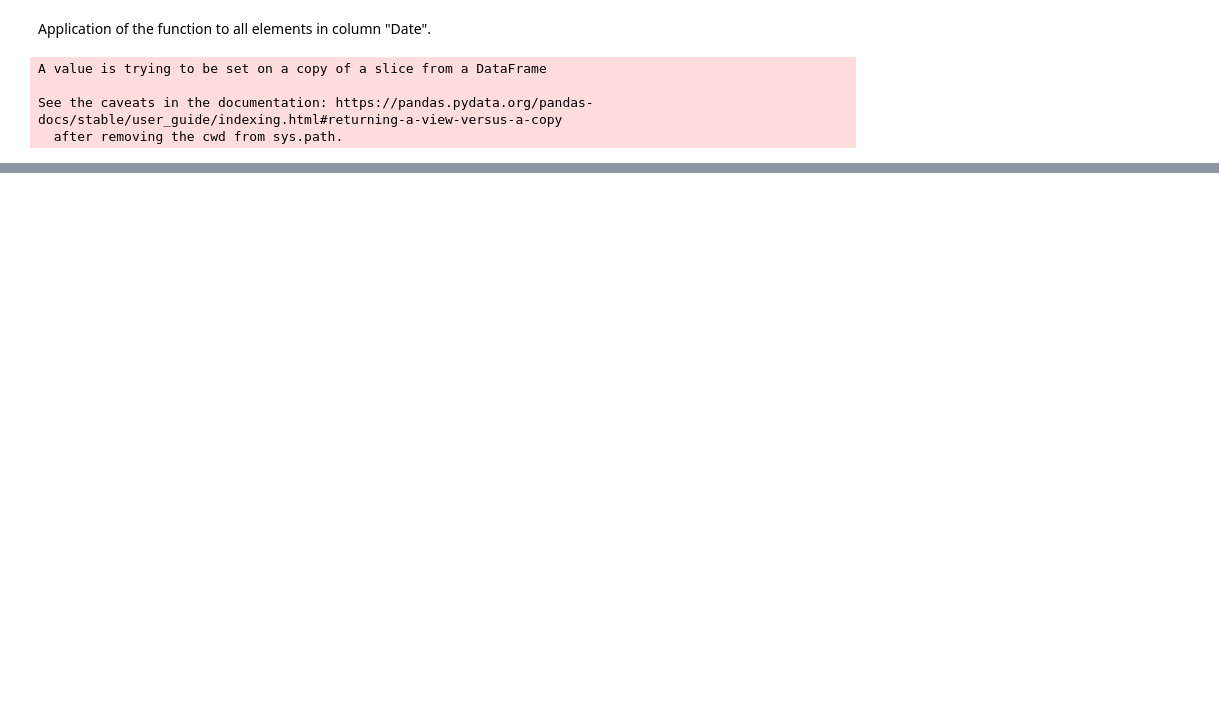
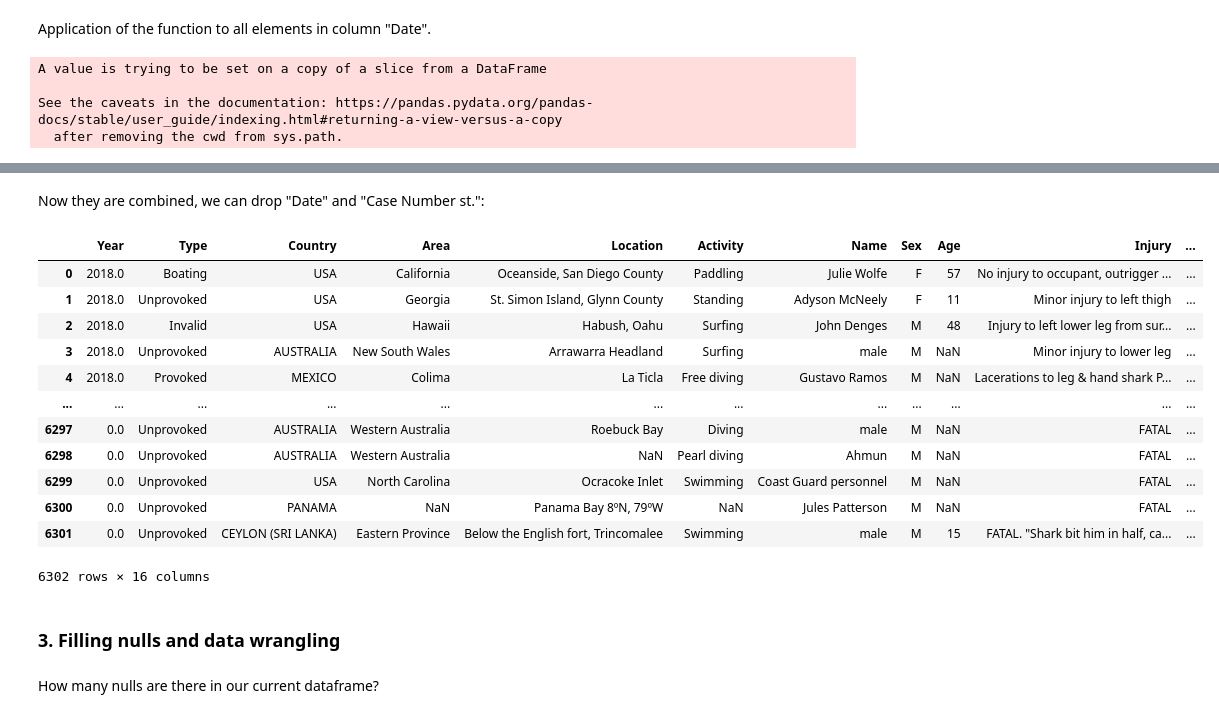
Before and after one commit to BSanau/shark_attack_project, a Jupyter notebook: Cleaning_and_wrangling.ipynb, the cells around one changed output, grey strips where cells are left out. Cells and saved outputs as stored; diff of their text form; code cells hidden in the pictures; blank space fills up the shorter version.

```diff
--- a/Cleaning_and_wrangling.ipynb
+++ b/Cleaning_and_wrangling.ipynb
@@ -117,0 +120,3 @@ attacks = attacks.drop(columns = ["Unnamed: 22", "Unnamed: 23"])
+# %%
+attacks = attacks.drop(columns = ["pdf"])
+attacks.shape
@@ -117,0 +128,5 @@ attacks = attacks.drop(columns = ["Unnamed: 22", "Unnamed: 23"])
+# %%
+attacks["equalhref"] = "" # Defining a new column that stores True or False
+attacks["equalhref"] = attacks["href formula"] == attacks["href"]
+print(sum(attacks["equalhref"]))
+attacks[~attacks["equalhref"]][["href formula", "href"]].head()
@@ -117,0 +157,3 @@ attacks = attacks.drop(columns = ["Unnamed: 22", "Unnamed: 23"])
+# %%
+attacks = attacks.drop(columns = ["href formula", "href", "equalhref"])
+attacks.head()
@@ -332,0 +330,11 @@ attacks[["Case Number","Case Number.1", "Case Number.2"]][rowsCN]
+# %%
+attacks["Date std."] = ""
+for i in attacks.index:
+    if attacks["Date"][i] == attacks["Case Number st."][i] or attacks["Date"][i] in attacks["Case Number st."][i]:
+        attacks["Date std."][i] = attacks["Date"][i]
+    elif re.match(r"\d+\.\d+\.\d+", attacks["Case Number st."][i]):
+        attacks["Date std."][i] = re.match(r"\d+\.\d+\.\d+", attacks["Case Number st."][i]).group()
+    elif re.match(r"\d+\.\d+\.\d+", attacks["Date"][i]):
+        attacks["Date std."][i] = re.match(r"\d+\.\d+\.\d+", attacks["Date"][i]).group()
+    else:
+        attacks["Date std."][i] = attacks["Date"][i]
@@ -332,0 +367,23 @@ attacks[["Case Number","Case Number.1", "Case Number.2"]][rowsCN]
+# %% [markdown]
+Now they are combined, we can drop "Date" and "Case Number st.":
+# %%
+attacks = attacks.drop(columns = ["Date", "Case Number st."])
+attacks
+# %% [output]
+|  | Year | Type | Country | Area | Location | Activity | Name | Sex | Age | Injury | ... |
+| 0 | 2018.0 | Boating | USA | California | Oceanside, San Diego County | Paddling | Julie Wolfe | F | 57 | No injury to occupant, outrigger ... | ... |
+| 1 | 2018.0 | Unprovoked | USA | Georgia | St. Simon Island, Glynn County | Standing | Adyson McNeely | F | 11 | Minor injury to left thigh | ... |
+| 2 | 2018.0 | Invalid | USA | Hawaii | Habush, Oahu | Surfing | John Denges | M | 48 | Injury to left lower leg from sur... | ... |
+| 3 | 2018.0 | Unprovoked | AUSTRALIA | New South Wales | Arrawarra Headland | Surfing | male | M | NaN | Minor injury to lower leg | ... |
+| 4 | 2018.0 | Provoked | MEXICO | Colima | La Ticla | Free diving | Gustavo Ramos | M | NaN | Lacerations to leg & hand shark P... | ... |
+| ... | ... | ... | ... | ... | ... | ... | ... | ... | ... | ... | ... |
+| 6297 | 0.0 | Unprovoked | AUSTRALIA | Western Australia | Roebuck Bay | Diving | male | M | NaN | FATAL | ... |
+| 6298 | 0.0 | Unprovoked | AUSTRALIA | Western Australia | NaN | Pearl diving | Ahmun | M | NaN | FATAL | ... |
+| 6299 | 0.0 | Unprovoked | USA | North Carolina | Ocracoke Inlet | Swimming | Coast Guard personnel | M | NaN | FATAL | ... |
+| 6300 | 0.0 | Unprovoked | PANAMA | NaN | Panama Bay 8ºN, 79ºW | NaN | Jules Patterson | M | NaN | FATAL | ... |
+| 6301 | 0.0 | Unprovoked | CEYLON (SRI LANKA) | Eastern Province | Below the English fort, Trincomalee | Swimming | male | M | 15 | FATAL. "Shark bit him in half, ca... | ... |
+6302 rows × 16 columns
+# %% [markdown]
+### 3. Filling nulls and data wrangling
+# %% [markdown]
+How many nulls are there in our current dataframe?
```
Also changed, not shown: parts of 116 cells of this notebook.
